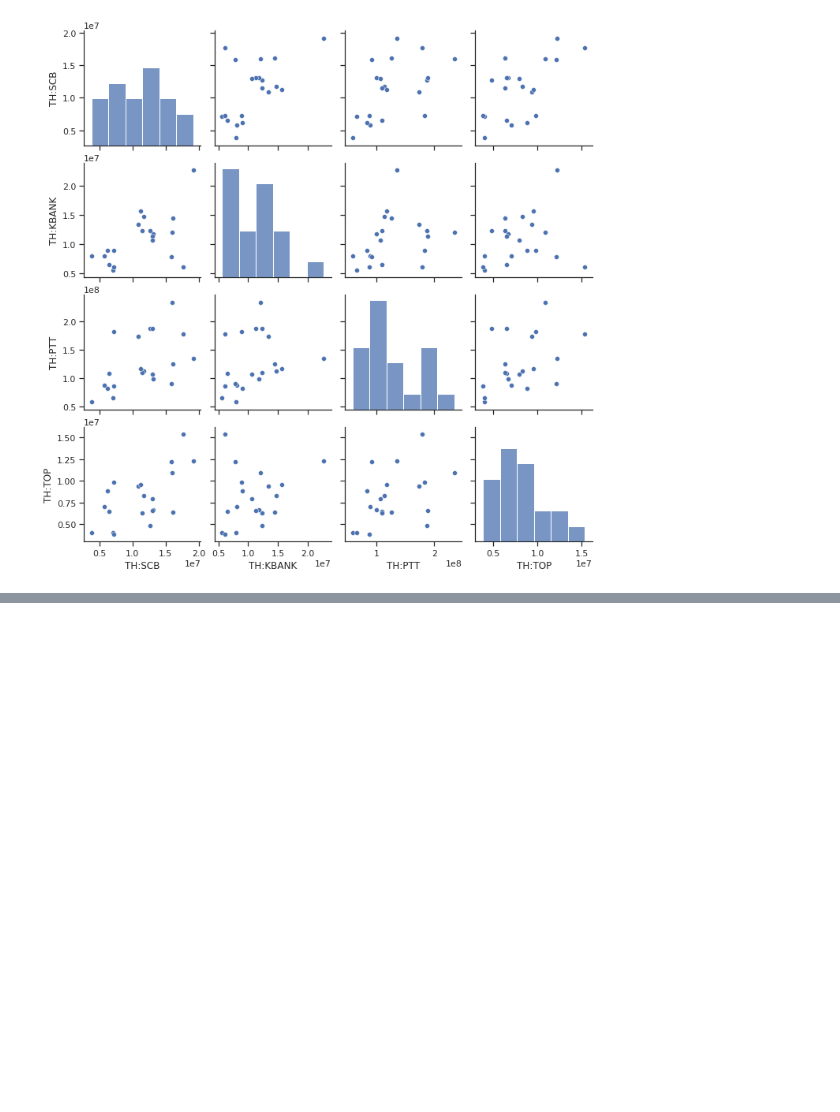
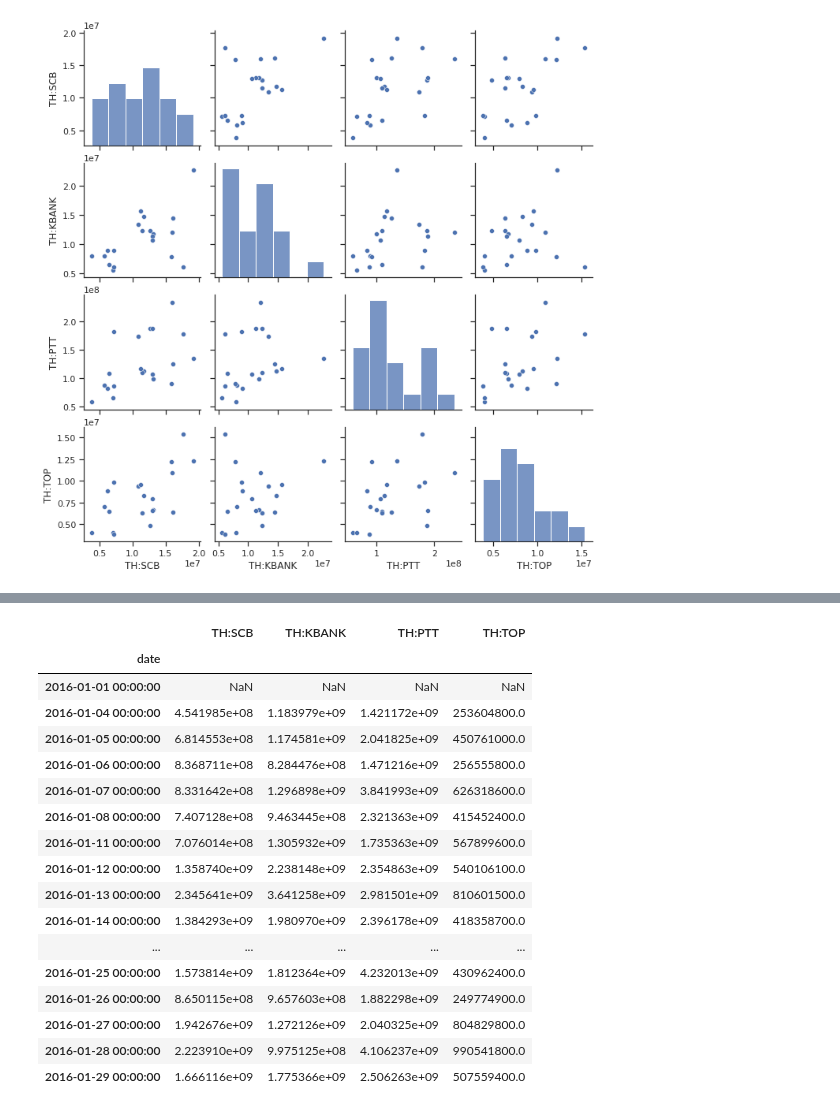
Before and after one commit to chayapan/thesis, a Jupyter notebook: 2.0 Feature Engineering/ClusteringAnalysis/ScatterplotMatrix-StockAndFeature.ipynb, the cells around one changed output, grey strips where cells are left out. Saved outputs shown, nothing was run; the diff lists cells and outputs as text; code cells hidden in the pictures; blank space fills up the shorter version.

```diff
--- a/2.0 Feature Engineering/ClusteringAnalysis/ScatterplotMatrix-StockAndFeature.ipynb
+++ b/2.0 Feature Engineering/ClusteringAnalysis/ScatterplotMatrix-StockAndFeature.ipynb
@@ -258,0 +284,31 @@ sns.pairplot(df)
+# %%
+# VA
+
+stocks = ('TH:SCB','TH:KBANK','TH:PTT','TH:TOP')
+
+series = []
+for s in stocks:
+    s1 = df_fact[df_fact['stock']==s][['date','VA']]
+    s1 = s1.set_index('date').rename(columns={'VA':s})
+    series.append(s1)
+df = pd.concat(series, axis=1)
+df
+# %% [output]
+|  | TH:SCB | TH:KBANK | TH:PTT | TH:TOP |
+| date |  |  |  |  |
+| 2016-01-01 00:00:00 | NaN | NaN | NaN | NaN |
+| 2016-01-04 00:00:00 | 4.541985e+08 | 1.183979e+09 | 1.421172e+09 | 253604800.0 |
+| 2016-01-05 00:00:00 | 6.814553e+08 | 1.174581e+09 | 2.041825e+09 | 450761000.0 |
+| 2016-01-06 00:00:00 | 8.368711e+08 | 8.284476e+08 | 1.471216e+09 | 256555800.0 |
+| 2016-01-07 00:00:00 | 8.331642e+08 | 1.296898e+09 | 3.841993e+09 | 626318600.0 |
+| 2016-01-08 00:00:00 | 7.407128e+08 | 9.463445e+08 | 2.321363e+09 | 415452400.0 |
+| 2016-01-11 00:00:00 | 7.076014e+08 | 1.305932e+09 | 1.735363e+09 | 567899600.0 |
+| 2016-01-12 00:00:00 | 1.358740e+09 | 2.238148e+09 | 2.354863e+09 | 540106100.0 |
+| 2016-01-13 00:00:00 | 2.345641e+09 | 3.641258e+09 | 2.981501e+09 | 810601500.0 |
+| 2016-01-14 00:00:00 | 1.384293e+09 | 1.980970e+09 | 2.396178e+09 | 418358700.0 |
+| ... | ... | ... | ... | ... |
+| 2016-01-25 00:00:00 | 1.573814e+09 | 1.812364e+09 | 4.232013e+09 | 430962400.0 |
+| 2016-01-26 00:00:00 | 8.650115e+08 | 9.657603e+08 | 1.882298e+09 | 249774900.0 |
+| 2016-01-27 00:00:00 | 1.942676e+09 | 1.272126e+09 | 2.040325e+09 | 804829800.0 |
+| 2016-01-28 00:00:00 | 2.223910e+09 | 9.975125e+08 | 4.106237e+09 | 990541800.0 |
+| 2016-01-29 00:00:00 | 1.666116e+09 | 1.775366e+09 | 2.506263e+09 | 507559400.0 |
```
Also changed, not shown: parts of 8 cells of this notebook.
